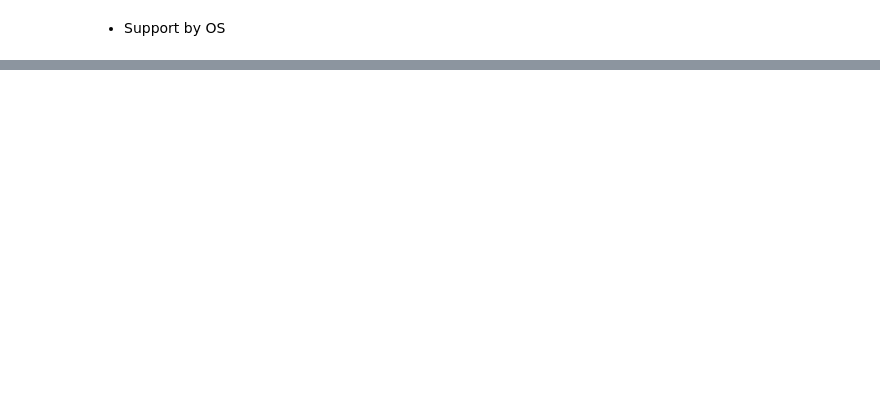
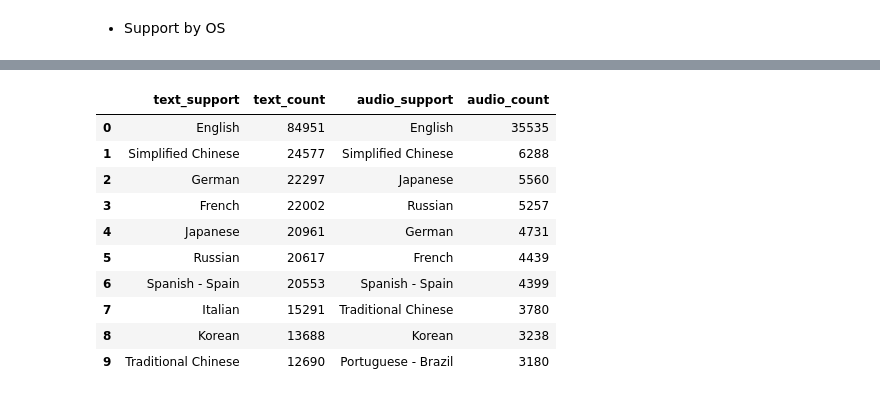
Before and after one commit to JoseVColino/Steam_Stats_EDA_Dashboard, a Jupyter notebook: notebooks/01_steam_eda.ipynb, the cells around one changed output, grey strips where cells are left out. Cells and saved outputs as stored; diff of their text form; code cells hidden in the pictures; blank space fills up the shorter version.

```diff
--- a/notebooks/01_steam_eda.ipynb
+++ b/notebooks/01_steam_eda.ipynb
@@ -211,0 +318,3 @@ Passing `palette` without assigning `hue` is deprecated and will be removed in v
+# %%
+df['supported_languages'] = df['supported_languages'].apply(lambda x: ast.literal_eval(x) if isinstance(x, str) else x)
+df_exploded_text = df.explode('supported_languages')
@@ -211,0 +354,21 @@ Passing `palette` without assigning `hue` is deprecated and will be removed in v
+# %%
+languages_df = pd.DataFrame({
+    'text_support': df_text_languages['supported_languages'],
+    'text_count': df_text_languages['count'],
+    'audio_support': df_audio_languages['full_audio_languages'],
+    'audio_count': df_audio_languages['count']
+})
+
+languages_df
+# %% [output]
+|  | text_support | text_count | audio_support | audio_count |
+| 0 | English | 84951 | English | 35535 |
+| 1 | Simplified Chinese | 24577 | Simplified Chinese | 6288 |
+| 2 | German | 22297 | Japanese | 5560 |
+| 3 | French | 22002 | Russian | 5257 |
+| 4 | Japanese | 20961 | German | 4731 |
+| 5 | Russian | 20617 | French | 4439 |
+| 6 | Spanish - Spain | 20553 | Spanish - Spain | 4399 |
+| 7 | Italian | 15291 | Traditional Chinese | 3780 |
+| 8 | Korean | 13688 | Korean | 3238 |
+| 9 | Traditional Chinese | 12690 | Portuguese - Brazil | 3180 |
```
Also changed, not shown: parts of 35 cells of this notebook.
